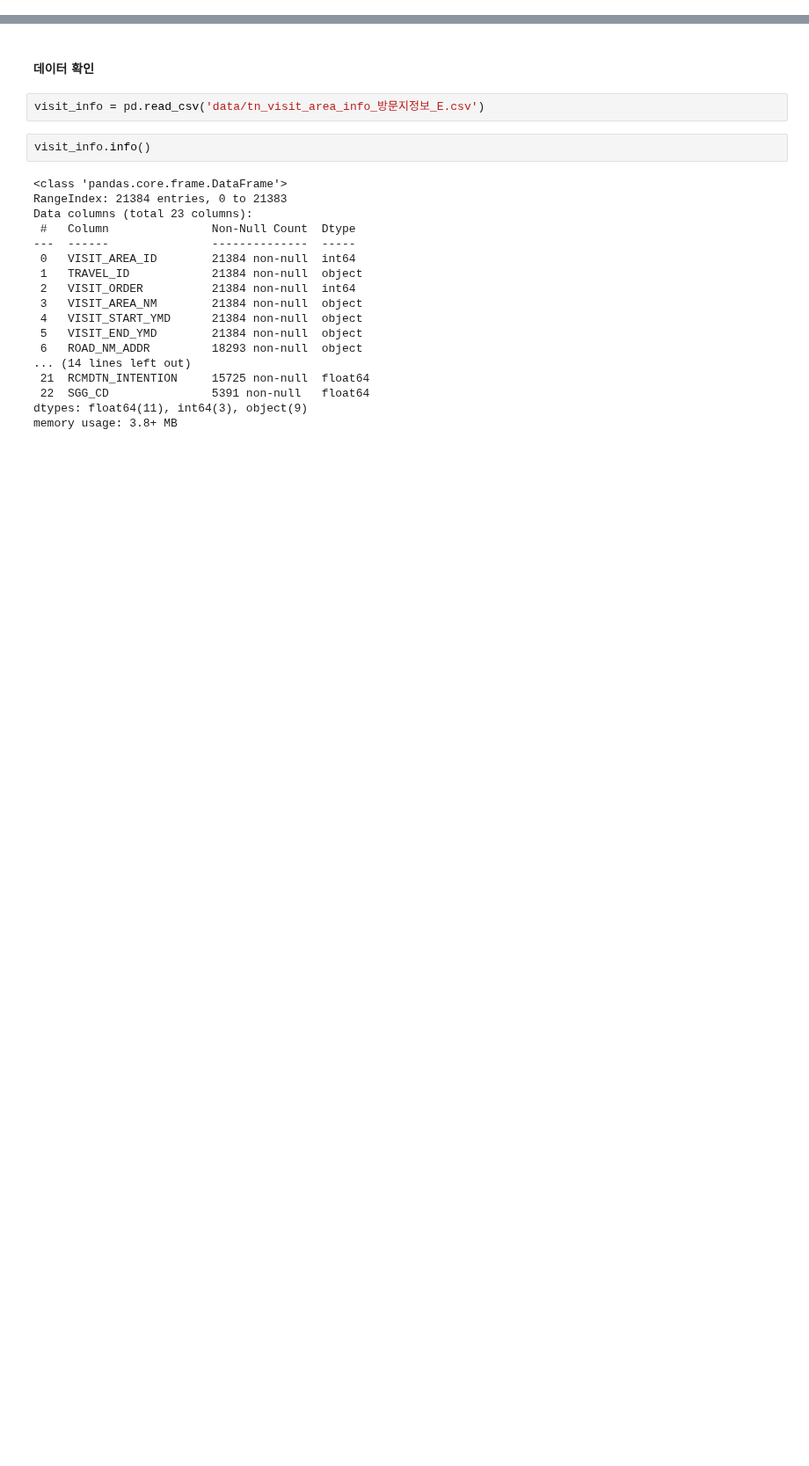
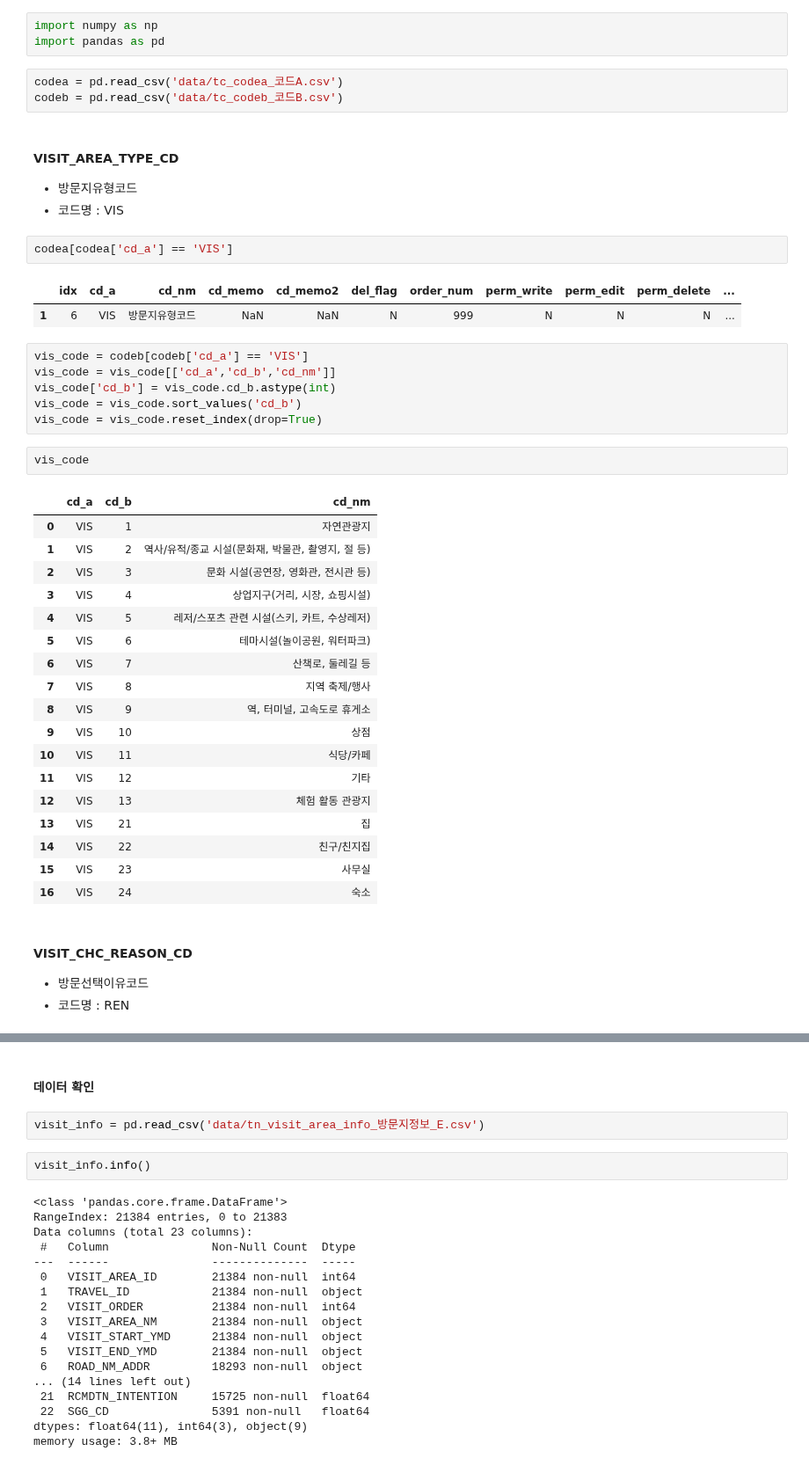
Before and after one commit to SKNetworks-AI19-250818/SKN19-mini-1Team, a Jupyter notebook: preprocessing/여행방문지내역_전처리.ipynb, the cells around one changed output, grey strips where cells are left out. Shown at 88% size. Drawn from its saved outputs; the diff is of its cells as text; blank space fills up the shorter version.

```diff
--- a/preprocessing/방문지데이터확인.ipynb
+++ b/preprocessing/여행방문지내역_전처리.ipynb
@@ -0,0 +14,48 @@
+# %%
+import numpy as np
+import pandas as pd
+# %%
+codea = pd.read_csv('data/tc_codea_코드A.csv')
+codeb = pd.read_csv('data/tc_codeb_코드B.csv')
+# %% [markdown]
+#### VISIT_AREA_TYPE_CD
+
+- 방문지유형코드
+- 코드명 : VIS
+# %%
+codea[codea['cd_a'] == 'VIS']
+# %% [output]
+|  | idx | cd_a | cd_nm | cd_memo | cd_memo2 | del_flag | order_num | perm_write | perm_edit | perm_delete | ... |
+| 1 | 6 | VIS | 방문지유형코드 | NaN | NaN | N | 999 | N | N | N | ... |
+# %%
+vis_code = codeb[codeb['cd_a'] == 'VIS']
+vis_code = vis_code[['cd_a','cd_b','cd_nm']]
+vis_code['cd_b'] = vis_code.cd_b.astype(int)
+vis_code = vis_code.sort_values('cd_b')
+vis_code = vis_code.reset_index(drop=True)
+# %%
+vis_code
+# %% [output]
+|  | cd_a | cd_b | cd_nm |
+| 0 | VIS | 1 | 자연관광지 |
+| 1 | VIS | 2 | 역사/유적/종교 시설(문화재, 박물관, 촬영지, 절 등) |
+| 2 | VIS | 3 | 문화 시설(공연장, 영화관, 전시관 등) |
+| 3 | VIS | 4 | 상업지구(거리, 시장, 쇼핑시설) |
+| 4 | VIS | 5 | 레저/스포츠 관련 시설(스키, 카트, 수상레저) |
+| 5 | VIS | 6 | 테마시설(놀이공원, 워터파크) |
+| 6 | VIS | 7 | 산책로, 둘레길 등 |
+| 7 | VIS | 8 | 지역 축제/행사 |
+| 8 | VIS | 9 | 역, 터미널, 고속도로 휴게소 |
+| 9 | VIS | 10 | 상점 |
+| 10 | VIS | 11 | 식당/카페 |
+| 11 | VIS | 12 | 기타 |
+| 12 | VIS | 13 | 체험 활동 관광지 |
+| 13 | VIS | 21 | 집 |
+| 14 | VIS | 22 | 친구/친지집 |
+| 15 | VIS | 23 | 사무실 |
+| 16 | VIS | 24 | 숙소 |
+# %% [markdown]
+#### VISIT_CHC_REASON_CD
+
+- 방문선택이유코드
+- 코드명 : REN
```
Also changed, not shown: parts of 41 cells of this notebook, 3 other files.
